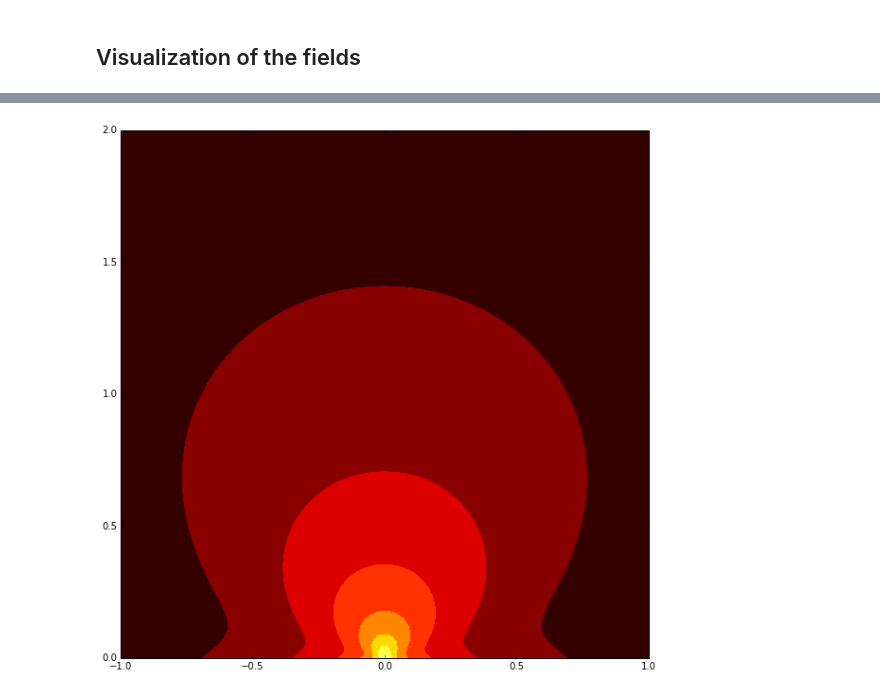
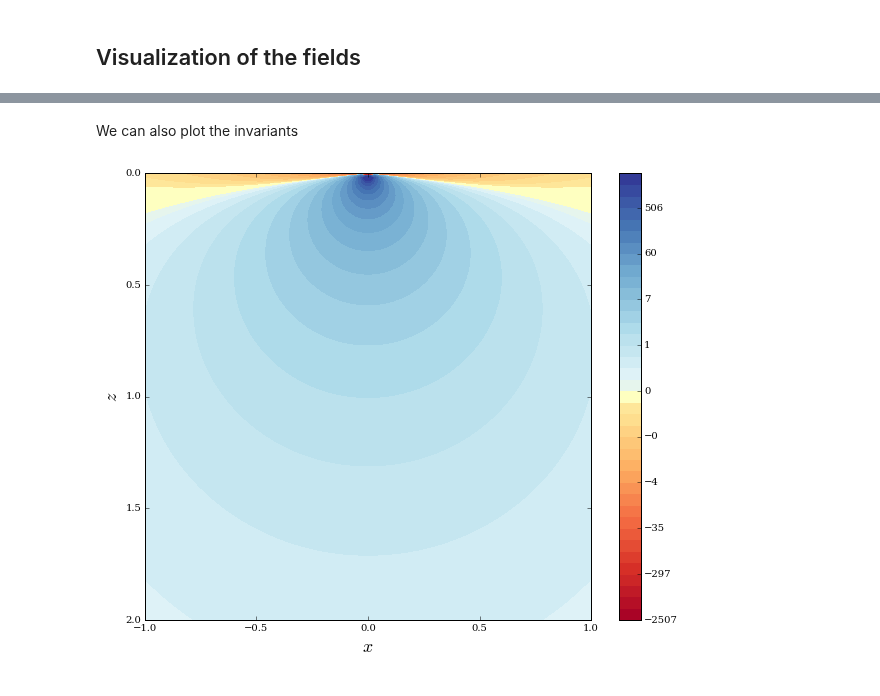
Before and after one commit to nicoguaro/notebooks_examples, a Jupyter notebook: point_source_halfspace.ipynb, the cells around one changed output, grey strips where cells are left out. Cells and saved outputs as stored; diff of their text form; code cells hidden in the pictures.

Commit message:
Pretty plotting and stress invariants

```diff
--- a/point_source_halfspace.ipynb
+++ b/point_source_halfspace.ipynb
@@ -9,6 +9,13 @@ from sympy import symbols
 import numpy as np
 from mpl_toolkits.mplot3d import Axes3D
 import matplotlib.pyplot as plt
+from matplotlib import colors
+from matplotlib import rcParams
+
+rcParams['font.family'] = 'serif'
+rcParams['font.size'] = 16
+rcParams['axes.labelsize'] = 18
+rcParams['axes.titlesize'] = 20
 
 x, y, z, r, E, nu, Fx, Fy, Fz = symbols('x y z r E nu F1 F2 F3')
 init_printing()
@@ -106,2 +89,26 @@ umag_num = lambdify((x, y, z, E, nu, Fx, Fz), umag, "numpy")
 # %%
 x_vec, z_vec = np.mgrid[-1:1:100j, 0:2:100j]
+# %%
+%matplotlib inline
+
+def field_plot(expr, x_vec, y_vec, z_vec, E_val, nu_val, Fx_val, Fz_val, title=''):
+    """Plot the field"""
+
+    # Lamdify the function
+    expr_fun = lambdify((x, y, z, E, nu, Fx, Fz), expr.subs(r, rdef), "numpy")
+    expr_vec = expr_fun(x_vec, y_vec, z_vec, E_val, nu_val, Fx_val, Fz_val)
+
+    # Extrema
+    vmin = np.min(expr_vec)
+    vmax = np.max(expr_vec)
+    vmax = max(np.abs(vmax), np.abs(vmin))
+    levels = np.logspace(-1, np.log10(vmax), 20)
+    levels = np.hstack((-levels[-1::-1], levels))
+    cont = plt.contourf(x_vec, z_vec, expr_vec, levels=levels, cmap="RdYlBu", norm=colors.SymLogNorm(0.1))
+    plt.colorbar()
+    plt.axis("image")
+    plt.gca().invert_yaxis()
+    plt.xlabel(r"$x$")
+    plt.ylabel(r"$z$")
+    plt.title(title)
+    return cont
@@ -108,8 +157,9 @@ x_vec, z_vec = np.mgrid[-1:1:100j, 0:2:100j]
+# %% [markdown]
+We can also plot the invariants
 # %%
-%matplotlib inline
-plt.figure(figsize=(10,10))
-plt.contourf(x_vec, z_vec, np.log10(umag_num(x_vec, 0, z_vec, 1, 1/3, 0, 1)), cmap="hot")
-
+I1 = trace(sigma)
+plt.figure(figsize=(10,8))
+field_plot(I1, x_vec, 0, z_vec, 1.0, 0.3, 0.0, 1.0)
 plt.show()
 # %% [output]
-[figure, old version]
+[figure, new version]
```
Also changed, not shown: parts of 13 cells of this notebook.
